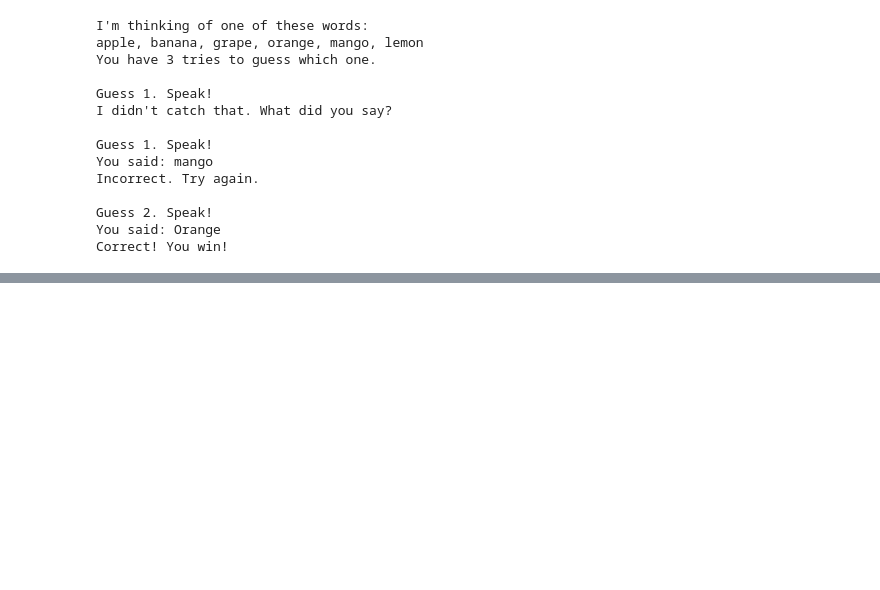
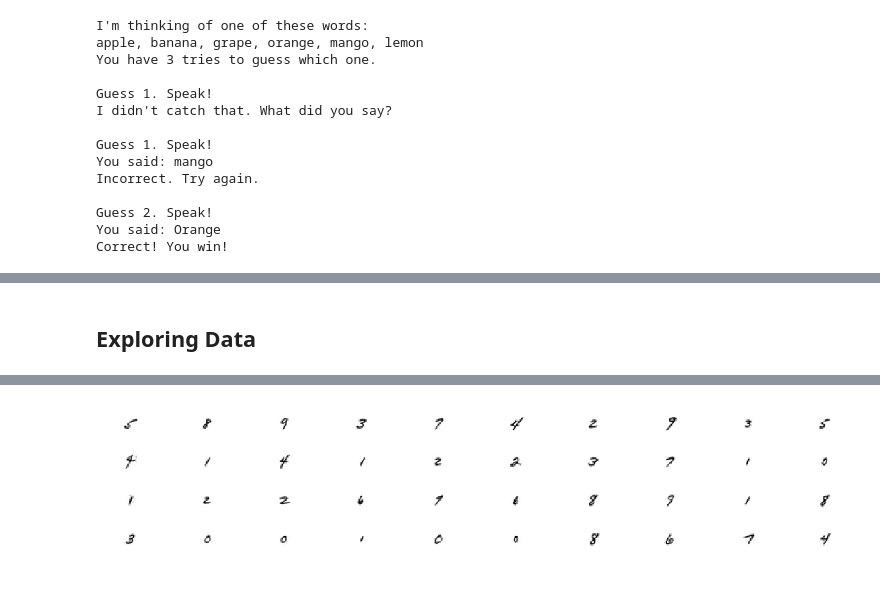
Before and after one commit to dartmouth-cs98/hack-a-thing-1-shreyas, a Jupyter notebook: python-ML-tutorial.ipynb, the cells around one changed output, grey strips where cells are left out. Cells and saved outputs as stored; diff of their text form; code cells hidden in the pictures; blank space fills up the shorter version.

```diff
--- a/python-ML-tutorial.ipynb
+++ b/python-ML-tutorial.ipynb
@@ -495,0 +545,13 @@ Correct! You win!
+# %% [markdown]
+## Exploring Data
+# %%
+## Example MNIST digits for one client
+figure = plt.figure(figsize=(20, 4))
+j = 0
+
+for example in example_dataset.take(40):
+  plt.subplot(4, 10, j+1)
+  plt.imshow(example['pixels'].numpy(), cmap='gray', aspect='equal')
+  plt.axis('off')
+  j += 1
+# %% [output]
@@ -495,0 +560 @@ Correct! You win!
+[figure, added]
```
Also changed, not shown: parts of 32 cells of this notebook.
